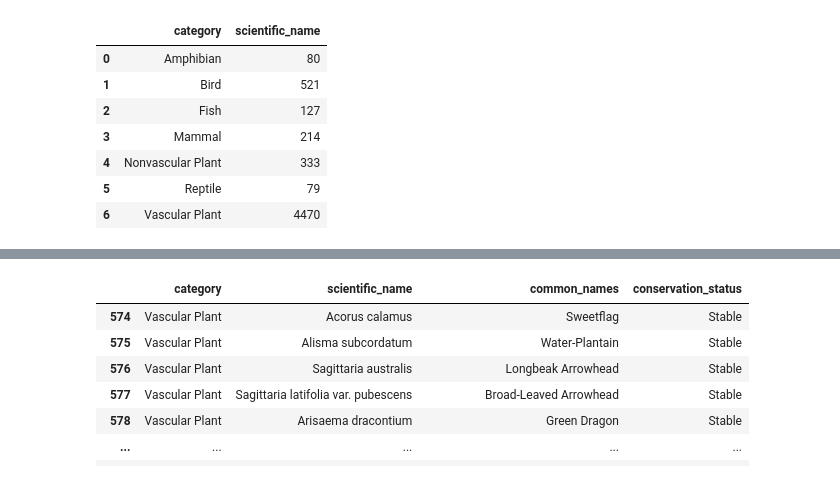
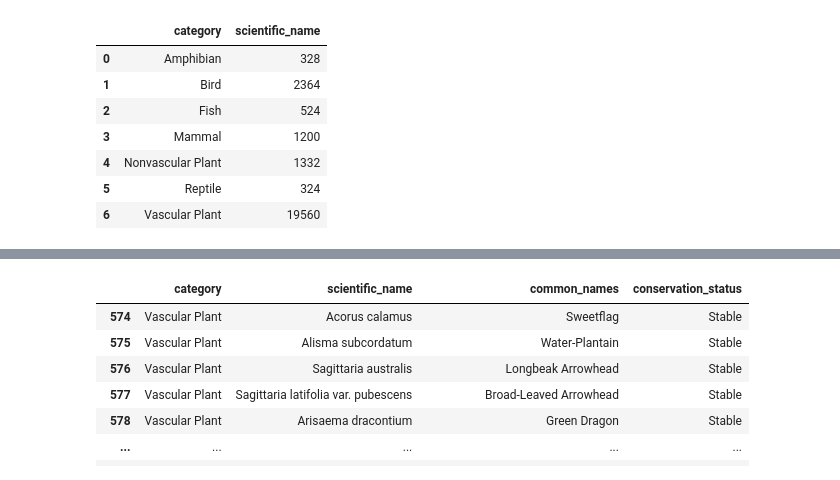
Before and after one commit to Mone12/endangered-species, a Jupyter notebook: endangered.ipynb, the cells around one changed output, grey strips where cells are left out. Saved outputs shown, nothing was run; the diff lists cells and outputs as text; code cells hidden in the pictures.

```diff
--- a/endangered.ipynb
+++ b/endangered.ipynb
@@ -48,13 +157,13 @@ plt.show()
 # %%
-named_species = df.groupby(['category'], as_index=False)['scientific_name'].count()
+named_species = new_df.groupby(['category'], as_index=False)['scientific_name'].count()
 named_species
 #Counting how many recorded species are there in each category
 # %% [output]
 |  | category | scientific_name |
-| 0 | Amphibian | 80 |
-| 1 | Bird | 521 |
-| 2 | Fish | 127 |
-| 3 | Mammal | 214 |
-| 4 | Nonvascular Plant | 333 |
-| 5 | Reptile | 79 |
-| 6 | Vascular Plant | 4470 |
+| 0 | Amphibian | 328 |
+| 1 | Bird | 2364 |
+| 2 | Fish | 524 |
+| 3 | Mammal | 1200 |
+| 4 | Nonvascular Plant | 1332 |
+| 5 | Reptile | 324 |
+| 6 | Vascular Plant | 19560 |
```
Also changed, not shown: parts of 20 cells of this notebook, 2 other files.
